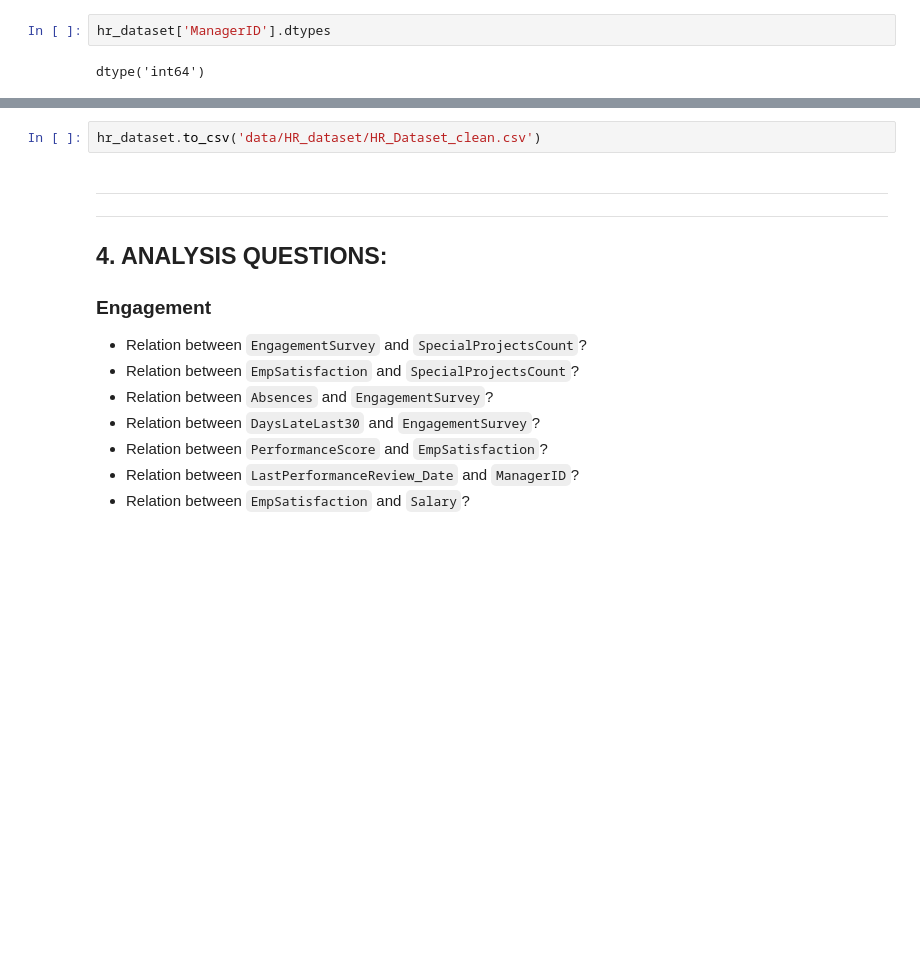
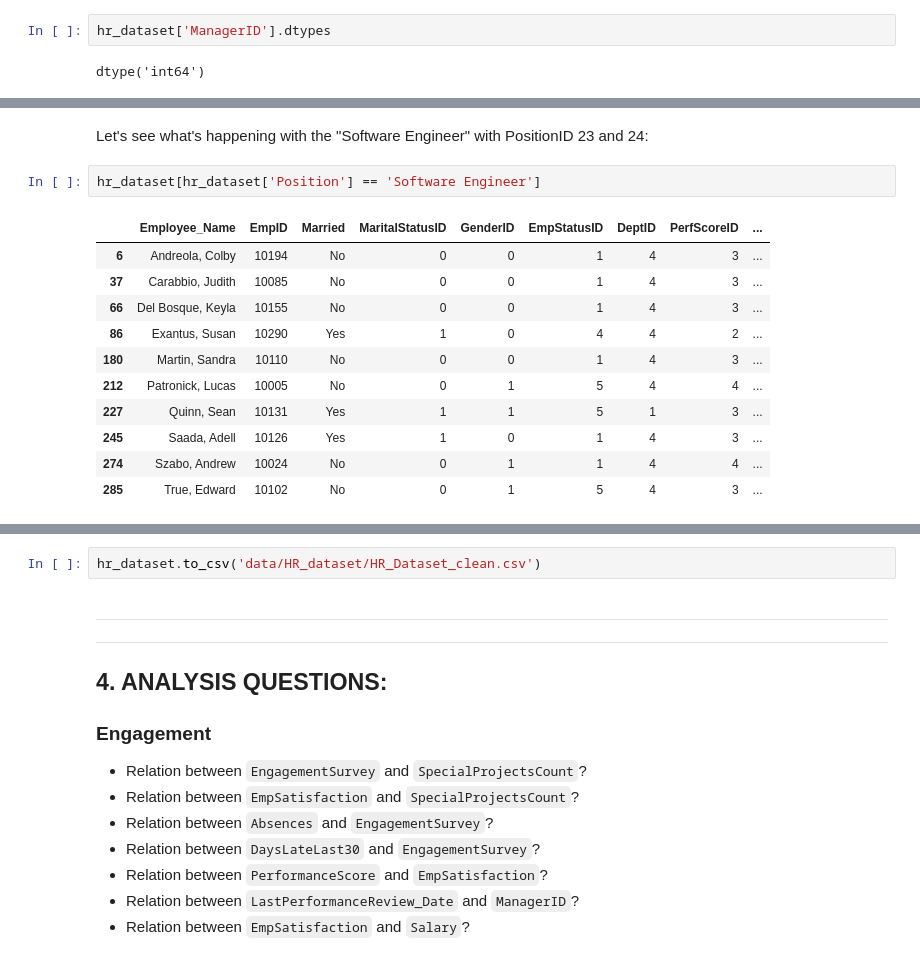
Before and after one commit to AnaSeoane/HR-Project, a Jupyter notebook: 1.Exploring_HRDataset.ipynb, the cells around one changed output, grey strips where cells are left out. Cells and saved outputs as stored; diff of their text form; blank space fills up the shorter version.

```diff
--- a/1.Exploring_HRDataset.ipynb
+++ b/1.Exploring_HRDataset.ipynb
@@ -303,0 +337,16 @@ dtype('int64')
+# %% [markdown]
+Let's see what's happening with the "Software Engineer" with PositionID 23 and 24:
+# %%
+hr_dataset[hr_dataset['Position'] == 'Software Engineer']
+# %% [output]
+|  | Employee_Name | EmpID | Married | MaritalStatusID | GenderID | EmpStatusID | DeptID | PerfScoreID | ... |
+| 6 | Andreola, Colby | 10194 | No | 0 | 0 | 1 | 4 | 3 | ... |
+| 37 | Carabbio, Judith | 10085 | No | 0 | 0 | 1 | 4 | 3 | ... |
+| 66 | Del Bosque, Keyla | 10155 | No | 0 | 0 | 1 | 4 | 3 | ... |
+| 86 | Exantus, Susan | 10290 | Yes | 1 | 0 | 4 | 4 | 2 | ... |
+| 180 | Martin, Sandra | 10110 | No | 0 | 0 | 1 | 4 | 3 | ... |
+| 212 | Patronick, Lucas | 10005 | No | 0 | 1 | 5 | 4 | 4 | ... |
+| 227 | Quinn, Sean | 10131 | Yes | 1 | 1 | 5 | 1 | 3 | ... |
+| 245 | Saada, Adell | 10126 | Yes | 1 | 0 | 1 | 4 | 3 | ... |
+| 274 | Szabo, Andrew | 10024 | No | 0 | 1 | 1 | 4 | 4 | ... |
+| 285 | True, Edward | 10102 | No | 0 | 1 | 5 | 4 | 3 | ... |
```
Also changed, not shown: parts of 37 cells of this notebook, 20 other files.
